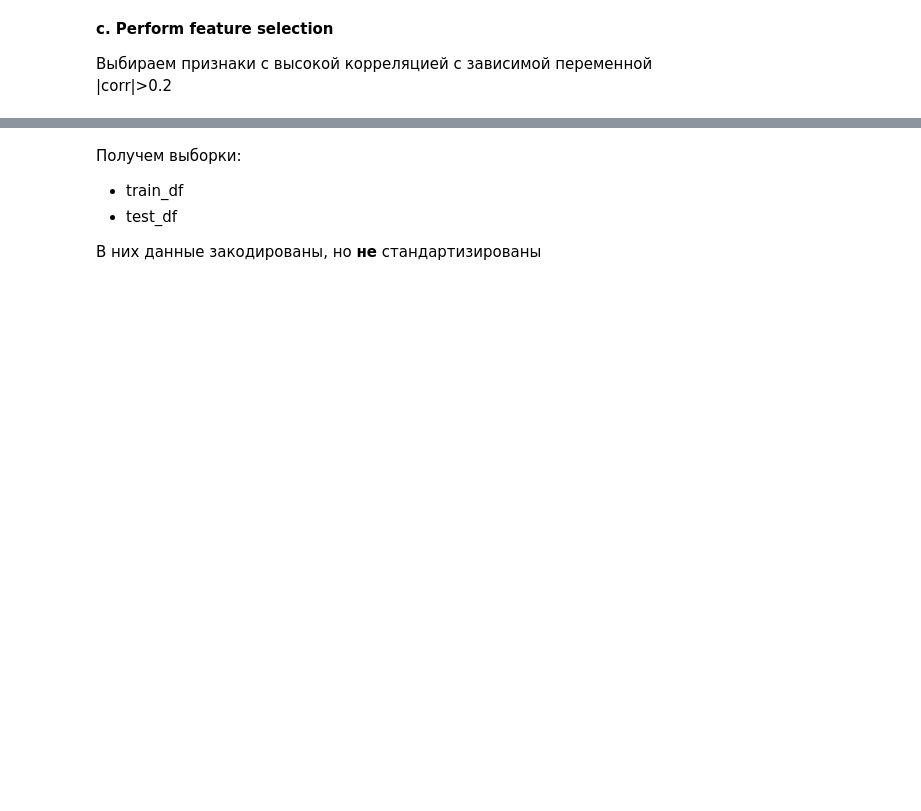
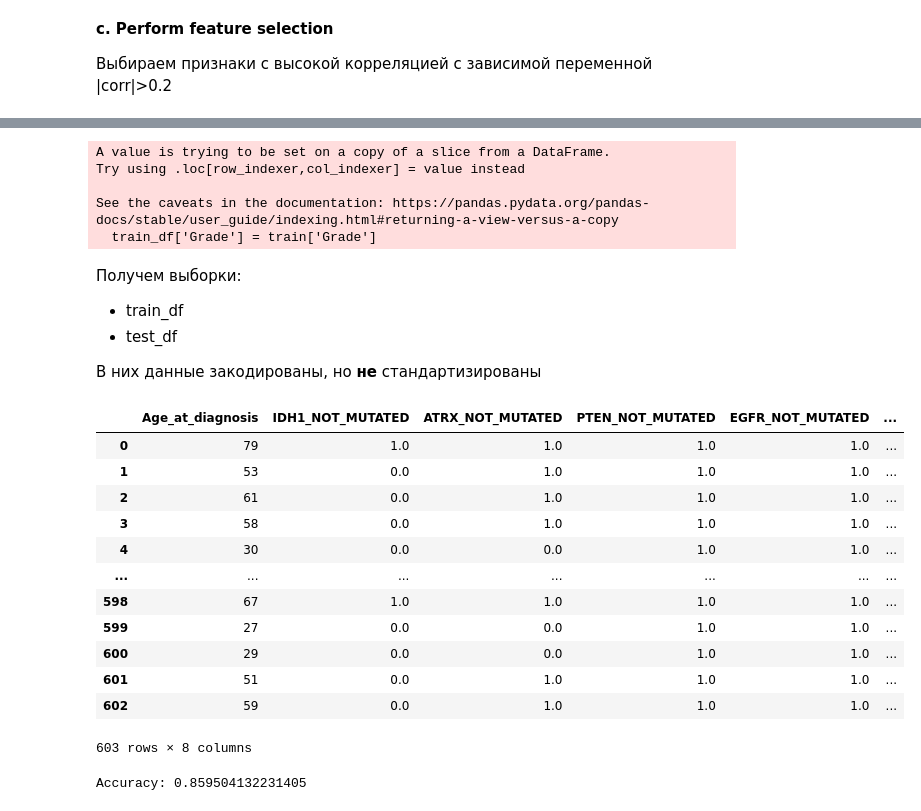
Before and after one commit to arinaaandreeva/ML_lab_1, a Jupyter notebook: ML_Lab_1.ipynb, the cells around one changed output, grey strips where cells are left out. Saved outputs shown, nothing was run; the diff lists cells and outputs as text; code cells hidden in the pictures; blank space fills up the shorter version.

Commit message:
add Gradient Boosting with trainable and Bagging with non-trainable (5)

```diff
--- a/ML_Lab_1.ipynb
+++ b/ML_Lab_1.ipynb
@@ -212,6 +211,13 @@ dtype: float64
 # %%
-train_df = train_ohe[selected_features]+train['Grade']
+train_df = train_ohe[selected_features]
+train_df['Grade'] = train['Grade']
 test_df = test_ohe[selected_features]
+# %% [output]
+A value is trying to be set on a copy of a slice from a DataFrame.
+Try using .loc[row_indexer,col_indexer] = value instead
+
+See the caveats in the documentation: https://pandas.pydata.org/pandas-docs/stable/user_guide/indexing.html#returning-a-view-versus-a-copy
+  train_df['Grade'] = train['Grade']
 # %% [markdown]
  Получем выборки:
 
@@ -219,3 +225,43 @@ test_df = test_ohe[selected_features]
 *   test_df
 
 В них данные закодированы, но **не** стандартизированы
+# %%
+# x_train_df содержит данные для обучения
+x_train_df = train_df.copy()
+x_train_df.drop(['Grade'], axis=1, inplace=True)
+x_train_df.drop(['Age_at_diagnosis'], axis=1, inplace=True)
+x_train_df = pd.concat([train_df['Age_at_diagnosis'].astype(int).copy(), x_train_df], axis=1)
+x_train_df
+# %% [output]
+|  | Age_at_diagnosis | IDH1_NOT_MUTATED | ATRX_NOT_MUTATED | PTEN_NOT_MUTATED | EGFR_NOT_MUTATED | ... |
+| 0 | 79 | 1.0 | 1.0 | 1.0 | 1.0 | ... |
+| 1 | 53 | 0.0 | 1.0 | 1.0 | 1.0 | ... |
+| 2 | 61 | 0.0 | 1.0 | 1.0 | 1.0 | ... |
+| 3 | 58 | 0.0 | 1.0 | 1.0 | 1.0 | ... |
+| 4 | 30 | 0.0 | 0.0 | 1.0 | 1.0 | ... |
+| ... | ... | ... | ... | ... | ... | ... |
+| 598 | 67 | 1.0 | 1.0 | 1.0 | 1.0 | ... |
+| 599 | 27 | 0.0 | 0.0 | 1.0 | 1.0 | ... |
+| 600 | 29 | 0.0 | 0.0 | 1.0 | 1.0 | ... |
+| 601 | 51 | 0.0 | 1.0 | 1.0 | 1.0 | ... |
+| 602 | 59 | 0.0 | 1.0 | 1.0 | 1.0 | ... |
+603 rows × 8 columns
+# %%
+# 5 задание:Try an ensemble model with trainable and non-trainable weights.
+
+#Градиентный бустинг с обучаемыми весами
+from sklearn.ensemble import GradientBoostingClassifier
+from sklearn.model_selection import train_test_split
+
+
+X_train, X_valid, y_train, y_valid = train_test_split(x_train_df, train_df['Grade'], test_size=0.2, random_state=42)
+
+# Создание и обучение модели для теста оценки
+gb_model = GradientBoostingClassifier(n_estimators=150, learning_rate=0.1, max_depth=3)
+gb_model.fit(X_train, y_train)
+
+# Оценка производительности
+score = gb_model.score(X_valid, y_valid)
+print(f"Accuracy: {score}")
+# %% [output]
+Accuracy: 0.859504132231405
```
Also changed, not shown: parts of 10 cells of this notebook.
